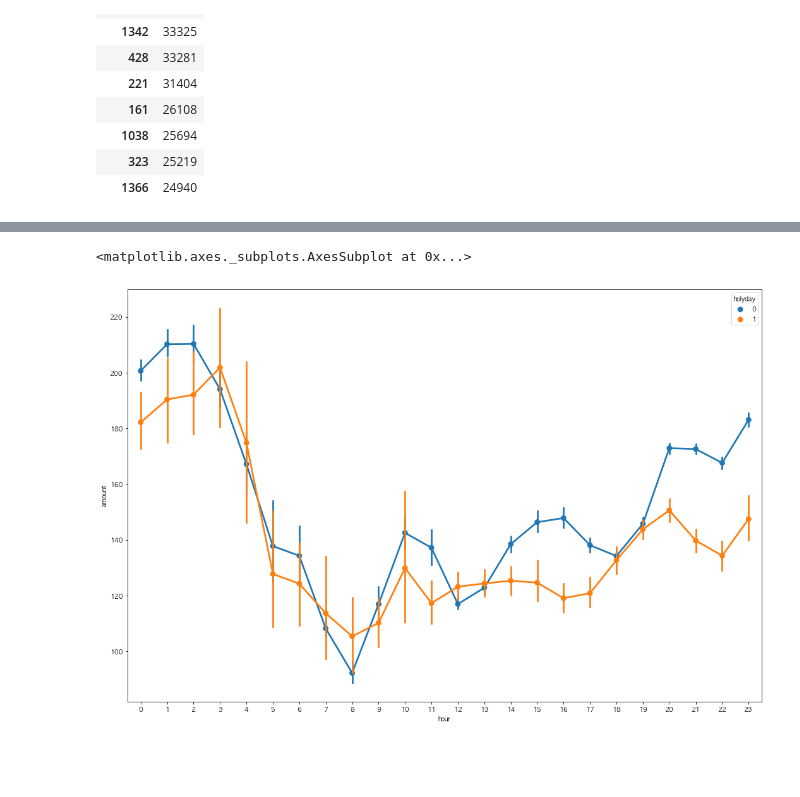
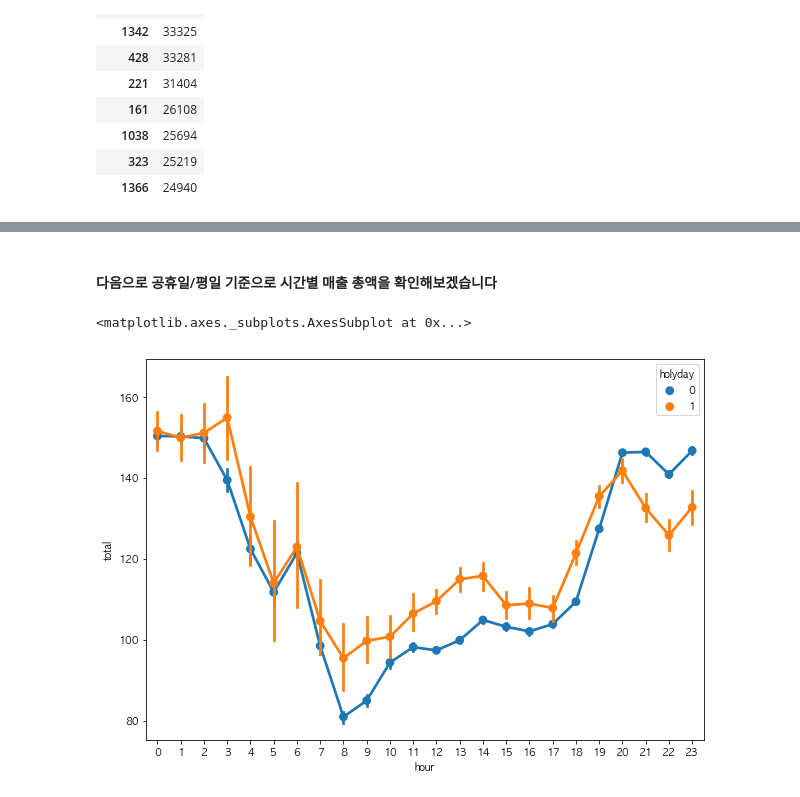
Before and after one commit to willthd/Data-Science, a Jupyter notebook: daconByFunda/funda.ipynb, the cells around one changed output, grey strips where cells are left out. Saved outputs shown, nothing was run; the diff lists cells and outputs as text; code cells hidden in the pictures; blank space fills up the shorter version.

Commit message:
Data analysis : store_id, date, time

```diff
--- a/daconByFunda/funda.ipynb
+++ b/daconByFunda/funda.ipynb
@@ -373,11 +422,8 @@ sns.pointplot(data=train, x="hour", y="amount")
+# %% [markdown]
+#### 다음으로 공휴일/평일 기준으로 시간별 매출 총액을 확인해보겠습니다
 # %%
-figure, ax = plt.subplots()
-
-# 시각화의 전체 사이즈는 18x12로 설정합니다.
-figure.set_size_inches(18, 12)
-
-# seaborn의 pointplot으로 시각당 자전거 대여량을 시각화합니다.
-sns.pointplot(data=train, x="hour", y="amount", hue="holyday")
+plt.figure(figsize=(10, 7))
+sns.pointplot(data=train, x="hour", y="total", hue="holyday")
 # %% [output]
 <matplotlib.axes._subplots.AxesSubplot at 0x...>
-[figure, old version]
+[figure, new version]
```
Also changed, not shown: parts of 85 cells of this notebook.
